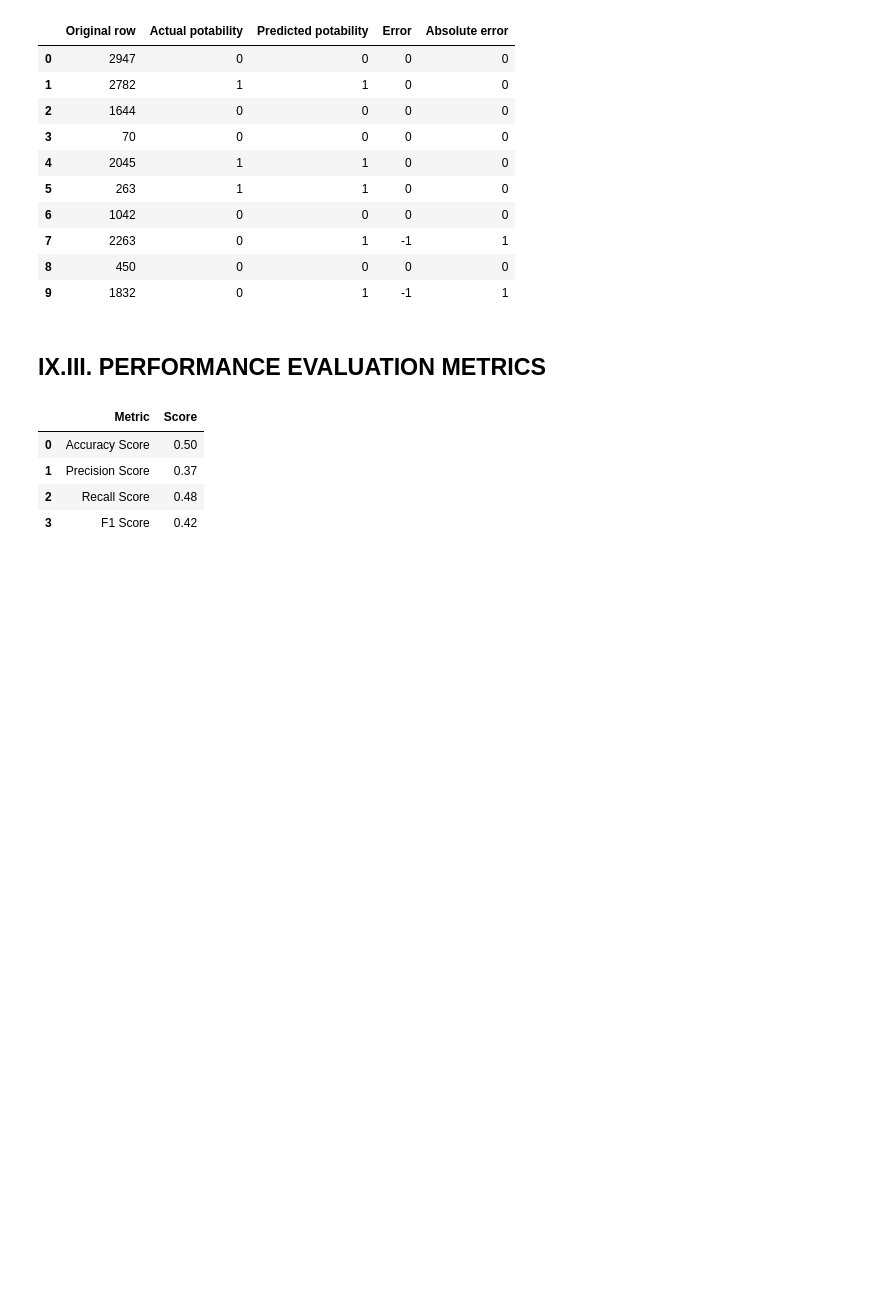
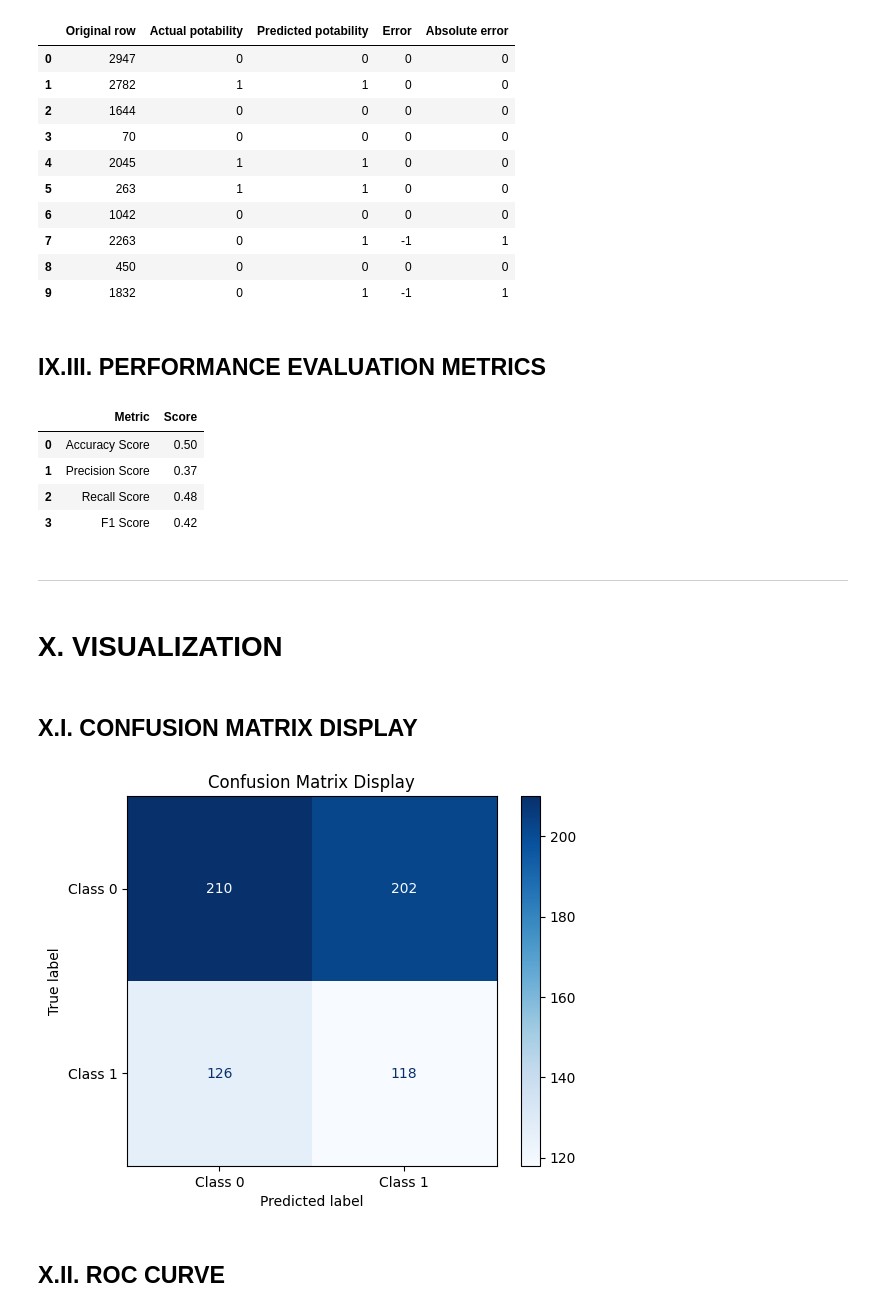
Before and after one commit to jiejorie/experiment-portfolio-machine-learning, a Jupyter notebook: 02-Classification Model/classification-model.ipynb, the cells around one changed output. Drawn from its saved outputs; the diff is of its cells as text; code cells hidden in the pictures; blank space fills up the shorter version.

Commit message:
Create visualization representations

```diff
--- a/02-Classification Model/classification-model.ipynb
+++ b/02-Classification Model/classification-model.ipynb
@@ -528,3 +530,21 @@ evaluation.round(2) # rounds off values into two decimal points
 | 1 | Precision Score | 0.37 |
 | 2 | Recall Score | 0.48 |
 | 3 | F1 Score | 0.42 |
+# %% [markdown]
+****
+# %% [markdown]
+# **X. VISUALIZATION**
+# %% [markdown]
+## **X.I. CONFUSION MATRIX DISPLAY**
+# %%
+confusion = confusion_matrix(y_test, y_pred)
+cm_display = ConfusionMatrixDisplay(confusion_matrix=confusion, display_labels=['Class 0', 'Class 1'])
+cm_display.plot(cmap=plt.cm.Blues)
+
+
+plt.title('Confusion Matrix Display')
+plt.show()
+# %% [output]
+[figure, added]
+# %% [markdown]
+## **X.II. ROC CURVE**
```
Also changed, not shown: parts of 6 cells of this notebook.
